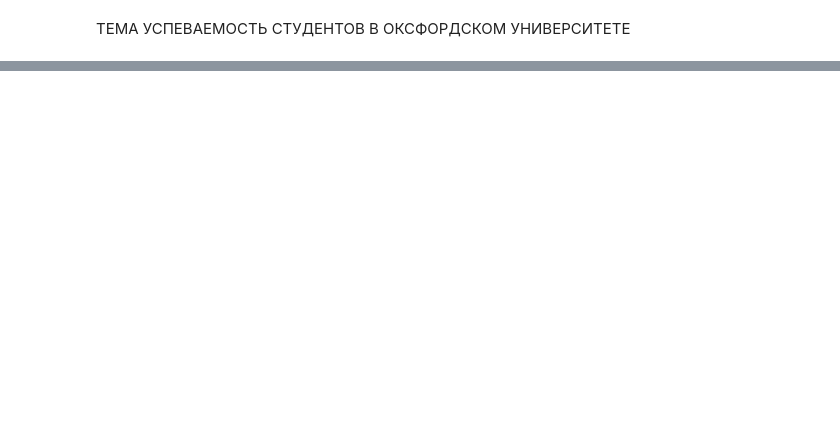
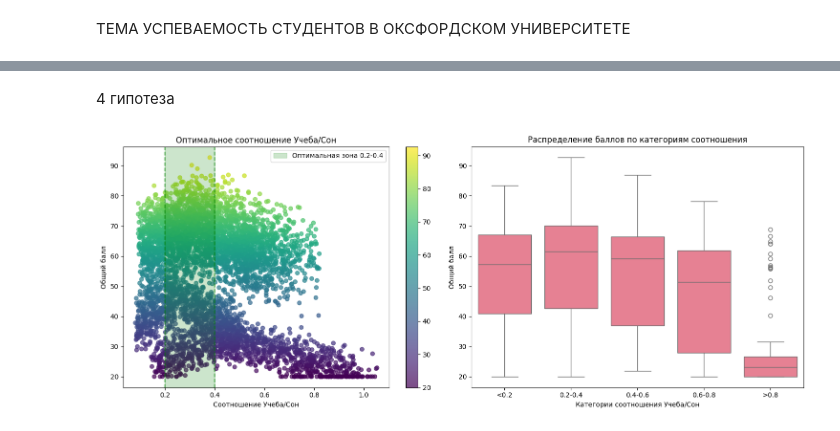
Before and after one commit to LukyanovD/my_cursov, a Jupyter notebook: Курсовая_по_BIG_DATA.ipynb, the cells around one changed output, grey strips where cells are left out. Cells and saved outputs as stored; diff of their text form; code cells hidden in the pictures; blank space fills up the shorter version.

```diff
--- a/Курсовая_по_BIG_DATA.ipynb
+++ b/Курсовая_по_BIG_DATA.ipynb
@@ -91,0 +257,35 @@ Index(['Student_ID', 'First_Name', 'Last_Name', 'Email', 'Gender', 'Age',
+# %% [markdown]
+4 гипотеза
+# %%
+new_df4 = df.copy()
+new_df4['Study_Sleep_Ratio'] = new_df4['Study_Hours_per_Week'] / (new_df4['Sleep_Hours_per_Night'] * 7)
+
+plt.style.use('default')
+sns.set_palette("husl")
+
+fig, (ax1, ax2) = plt.subplots(1, 2, figsize=(15, 6))
+
+scatter = ax1.scatter(new_df4['Study_Sleep_Ratio'], new_df4['Total_Score_Original'],
+                     c=new_df4['Total_Score_Original'], cmap='viridis', alpha=0.7)
+ax1.axvspan(0.2, 0.4, alpha=0.2, color='green', label='Оптимальная зона 0.2-0.4')
+ax1.axvline(0.2, color='green', linestyle='--', alpha=0.7)
+ax1.axvline(0.4, color='green', linestyle='--', alpha=0.7)
+ax1.set_xlabel('Соотношение Учеба/Сон')
+ax1.set_ylabel('Общий балл')
+ax1.set_title('Оптимальное соотношение Учеба/Сон')
+ax1.legend()
+plt.colorbar(scatter, ax=ax1)
+
+new_df4['Ratio_Category'] = pd.cut(new_df4['Study_Sleep_Ratio'],
+                             bins=[0, 0.2, 0.4, 0.6, 0.8, 2],
+                             labels=['<0.2', '0.2-0.4', '0.4-0.6', '0.6-0.8', '>0.8'])
+
+sns.boxplot(data=new_df4, x='Ratio_Category', y='Total_Score_Original', ax=ax2)
+ax2.set_xlabel('Категории соотношения Учеба/Сон')
+ax2.set_ylabel('Общий балл')
+ax2.set_title('Распределение баллов по категориям соотношения')
+
+plt.tight_layout()
+plt.show()
+# %% [output]
+[figure, added]
```
Also changed, not shown: parts of 24 cells of this notebook, 3 other files.
